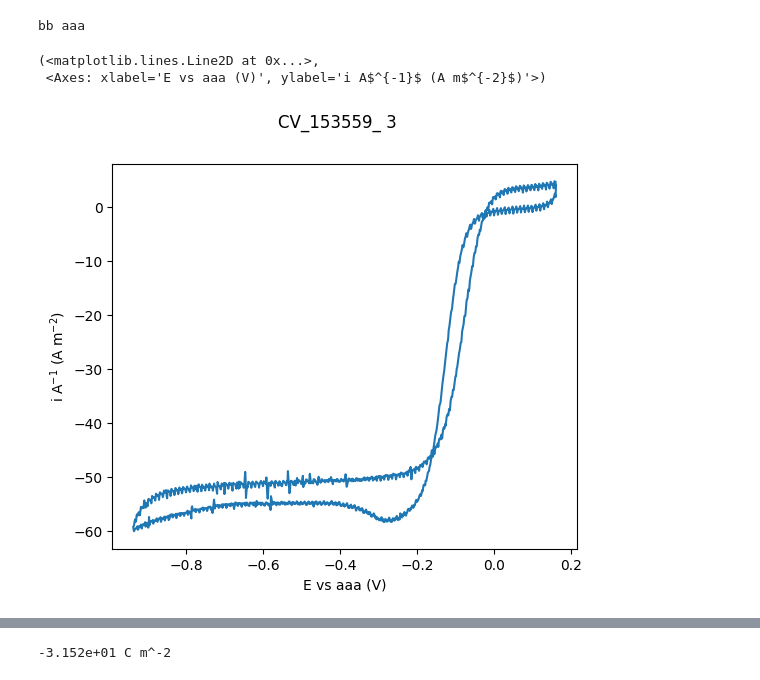
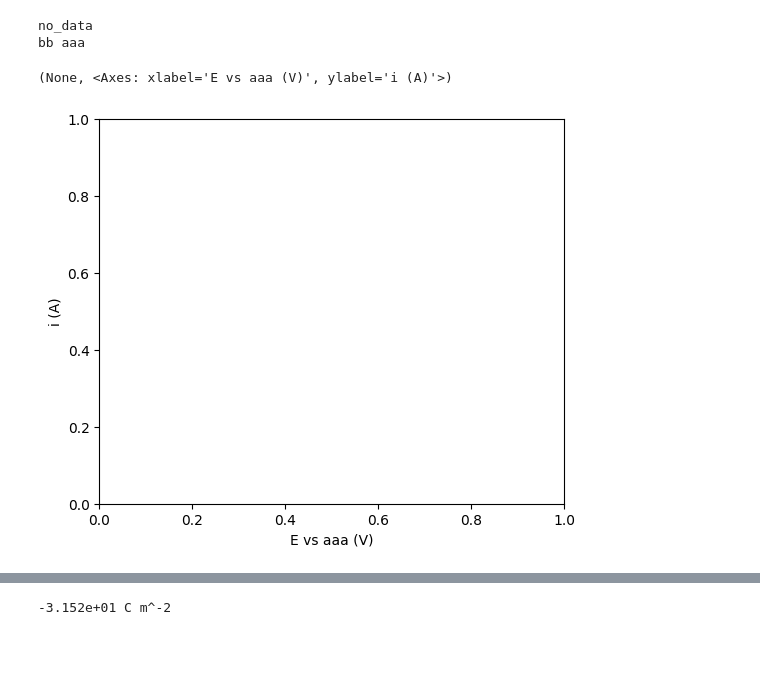
Before and after one commit to NordicEC/EC4py, a Jupyter notebook: dev/CV_Data/CV_Data_t3_integrate copy.ipynb, the cells around one changed output, grey strips where cells are left out. Cells and saved outputs as stored; diff of their text form; code cells hidden in the pictures; blank space fills up the shorter version.

```diff
--- a/dev/CV_Data/CV_Data_t3_integrate copy.ipynb
+++ b/dev/CV_Data/CV_Data_t3_integrate copy.ipynb
@@ -20,13 +20,13 @@ c:\Users\gustav.wiberg\Documents\GitHub\NordicEC\EC4py\test_data\CV
 # %%
-data = CV_Data(paths[0])
+data = CV_Data(paths[2])
 data.RE = "aaa"
 print("bb",data.RE)
-data.plot("area")
+data.plot()
 # %% [output]
+no_data
 bb aaa
-(<matplotlib.lines.Line2D at 0x...>,
- <Axes: xlabel='E vs aaa (V)', ylabel='i A$^{-1}$ (A m$^{-2}$)'>)
+(None, <Axes: xlabel='E vs aaa (V)', ylabel='i (A)'>)
-[figure, old version]
+[figure, new version]
 # %%
 a= data.integrate(-0.8,-0.3,"show_plot",AREA_CM, NEG,"LINE",LEGEND.NAME)
 print(a)
```
Also changed, not shown: parts of 2 cells of this notebook, 9 other files.
